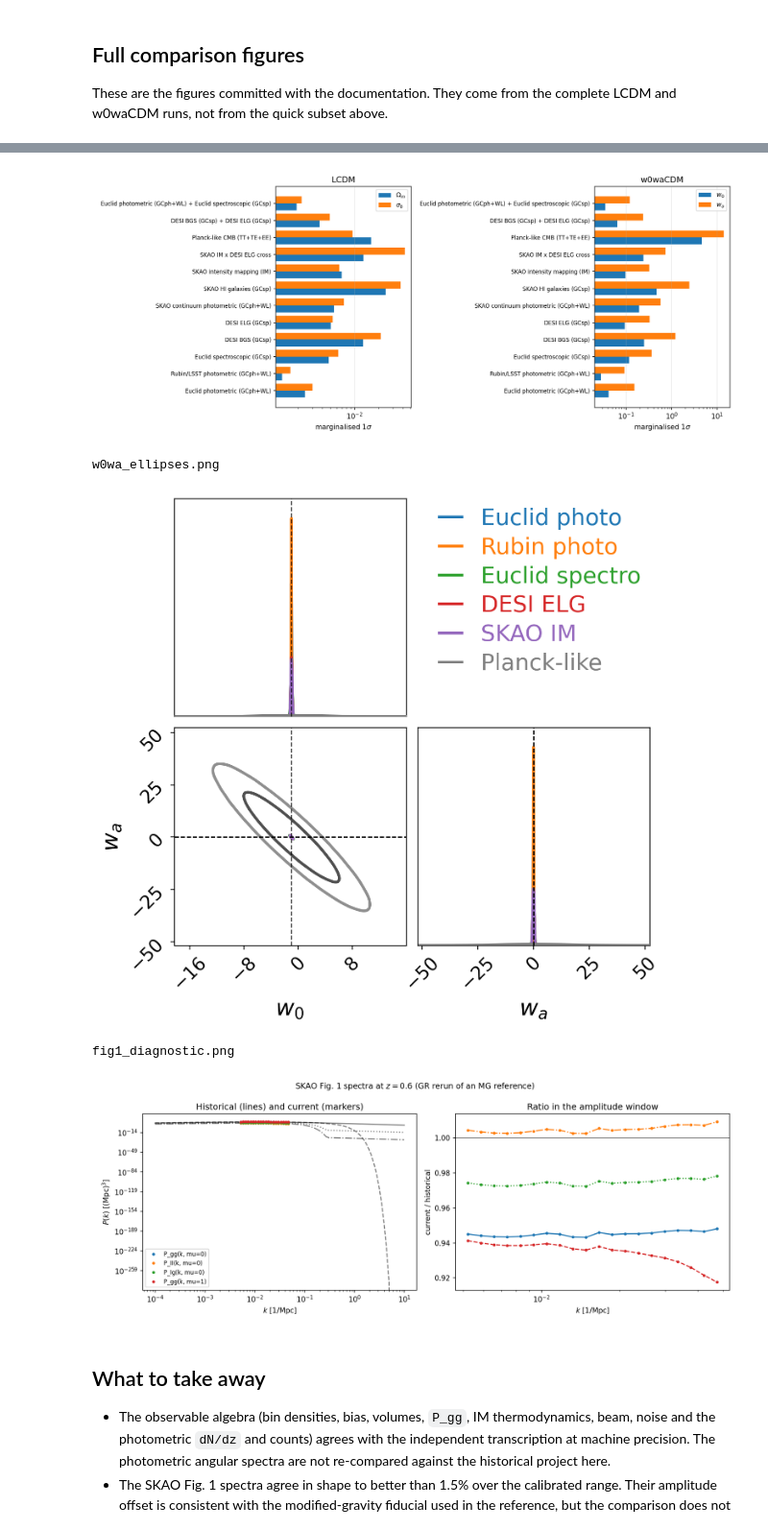
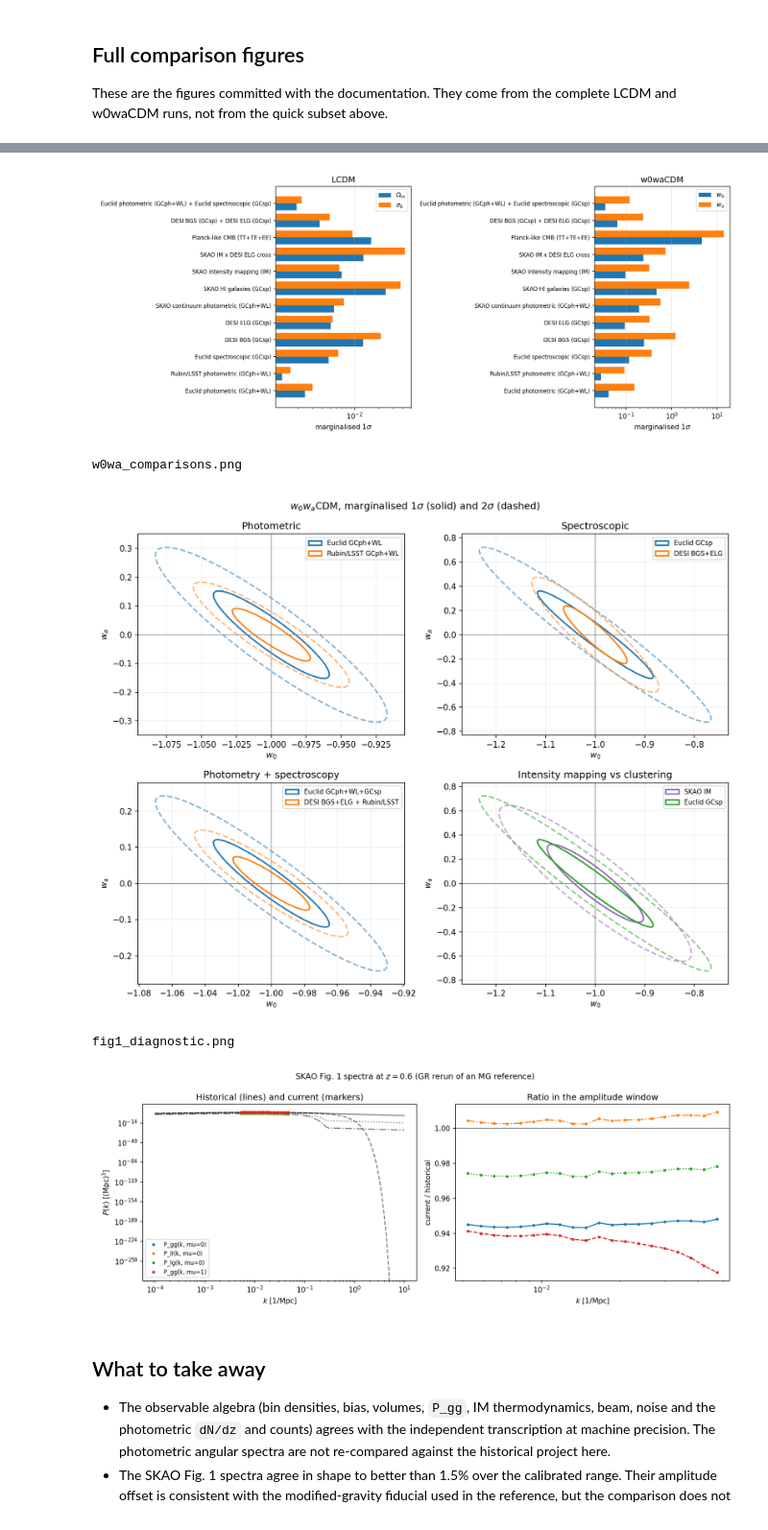
Before and after one commit to domenicosapone/cosmicjellyfish, a Jupyter notebook: notebooks/09-Survey-validation.ipynb, the cells around one changed output, grey strips where cells are left out. Shown at 96% size. Cells and saved outputs as stored; diff of their text form; code cells hidden in the pictures.

Commit message:
Address second survey validation review: strict combination, cross footprint and paired ellipses

```diff
--- a/notebooks/09-Survey-validation.ipynb
+++ b/notebooks/09-Survey-validation.ipynb
@@ -172,18 +172,18 @@ These are the figures committed with the documentation. They come from the compl
 and w0waCDM runs, not from the quick subset above.
 # %%
 static = REPO_ROOT / "docs/source/_static/survey_validation"
-for name in ("forecast_errors.png", "w0wa_ellipses.png", "fig1_diagnostic.png"):
+for name in ("forecast_errors.png", "w0wa_comparisons.png", "fig1_diagnostic.png"):
     path = static / name
     if path.exists():
         print(name)
         display(Image(filename=str(path)))
     else:
         print(f"{name} not found; run scripts/validation/plot_survey_validation.py")
 # %% [output]
 forecast_errors.png
 [figure]
-w0wa_ellipses.png
+w0wa_comparisons.png
-[figure, old version]
+[figure, new version]
 fig1_diagnostic.png
 [figure]
 # %% [markdown]
```
Also changed, not shown: parts of 5 cells of this notebook, 12 other files.
